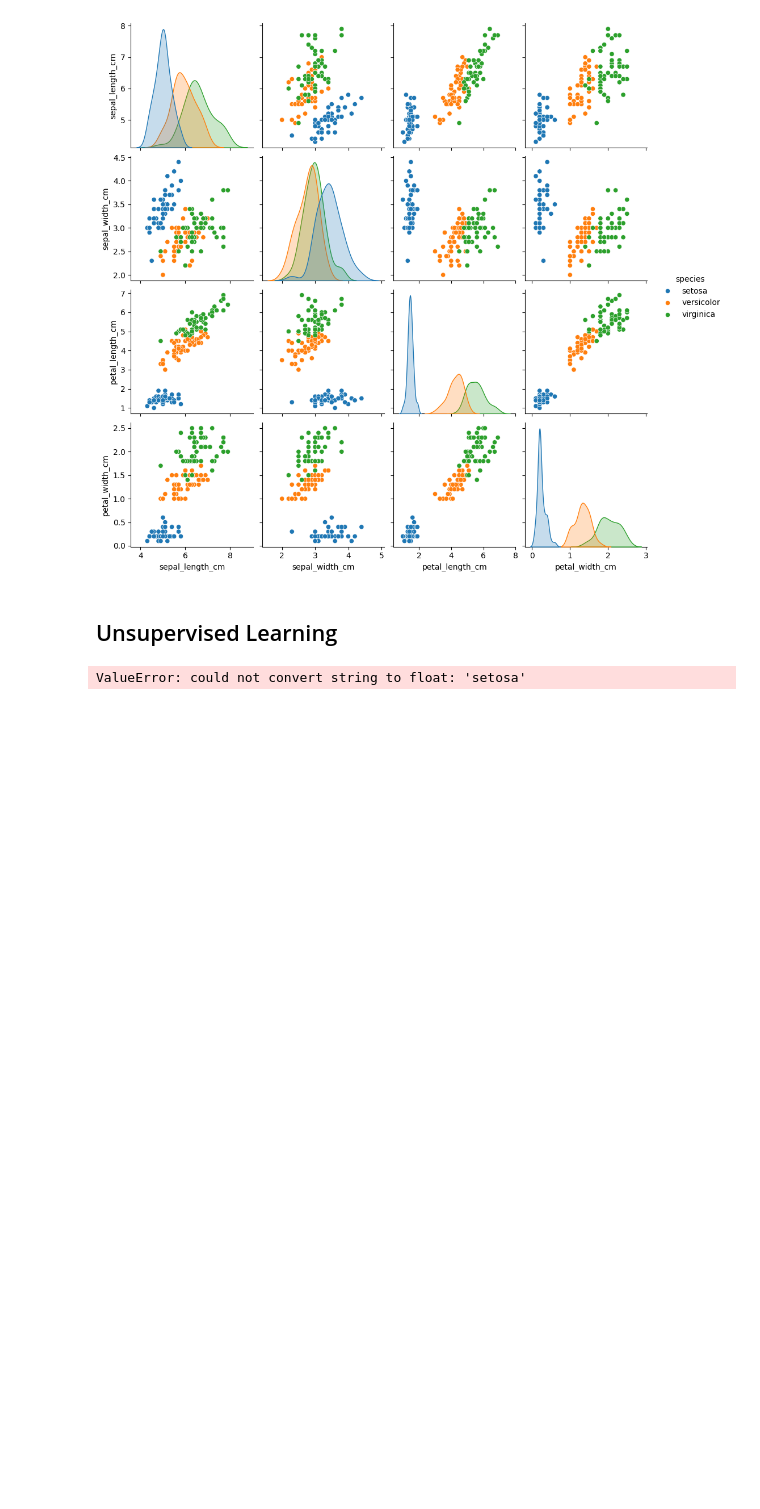
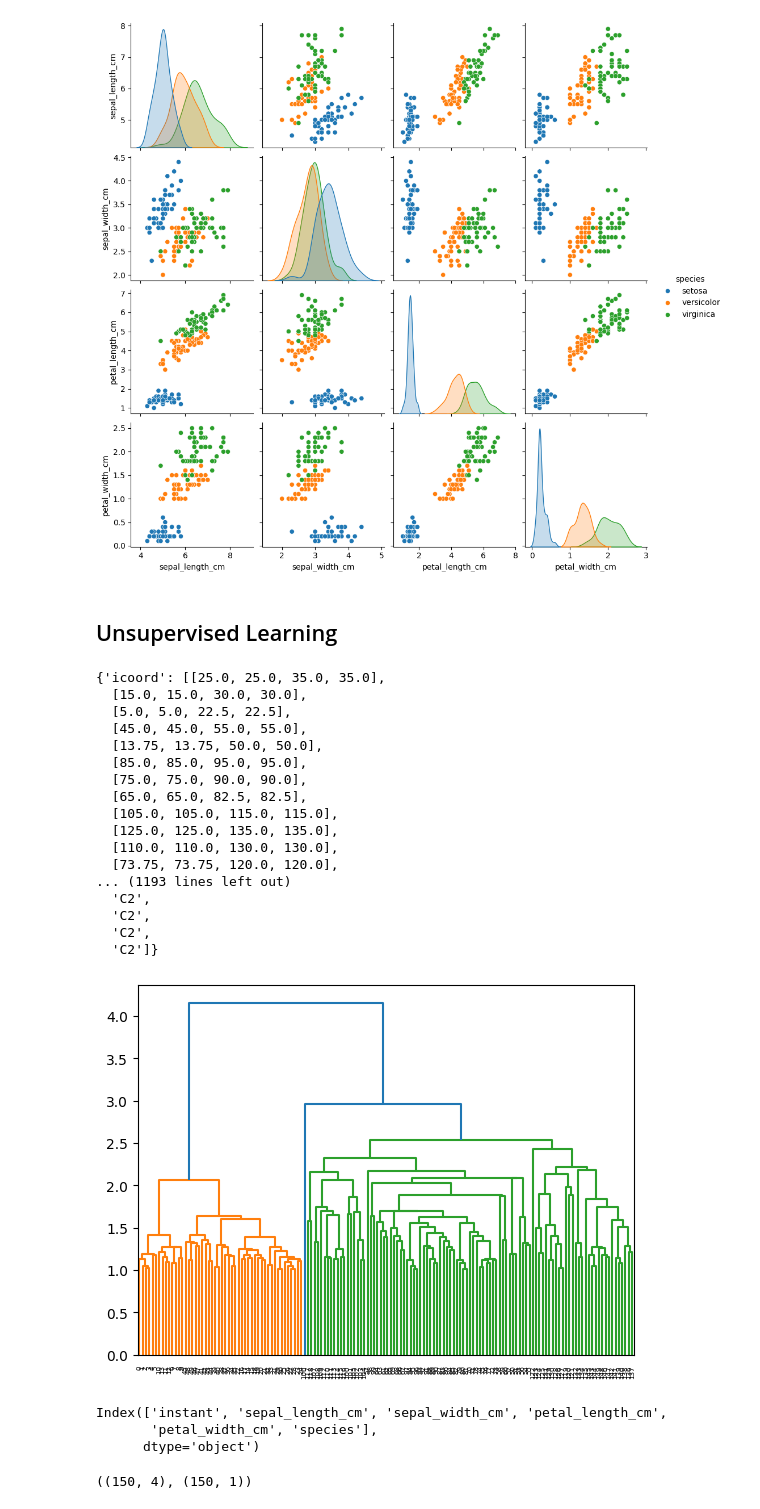
Before and after one commit to leaannadsr/data-science-SS25, a Jupyter notebook: code/Projekt.ipynb, the cells around one changed output. Saved outputs shown, nothing was run; the diff lists cells and outputs as text; code cells hidden in the pictures; blank space fills up the shorter version.

```diff
--- a/code/Projekt.ipynb
+++ b/code/Projekt.ipynb
@@ -13,6 +17,8 @@ data = read_csv(
     decimal=".",
     skiprows=None,
     )
+
+data_num = data.select_dtypes(include="number")
 # %% [markdown]
 ## Explorative Datenanalyse
 # %%
@@ -90,8 +96,26 @@ sns.pairplot(
 [figure]
 # %% [markdown]
 ## Unsupervised Learning
+# %%
+Z = hierarchy.linkage(data_num)
 # %%
-Z = hierarchy.linkage(data)
 hierarchy.dendrogram(Z)
 # %% [output]
-ValueError: could not convert string to float: 'setosa'
+{'icoord': [[25.0, 25.0, 35.0, 35.0],
+  [15.0, 15.0, 30.0, 30.0],
+  [5.0, 5.0, 22.5, 22.5],
+  [45.0, 45.0, 55.0, 55.0],
+  [13.75, 13.75, 50.0, 50.0],
+  [85.0, 85.0, 95.0, 95.0],
+  [75.0, 75.0, 90.0, 90.0],
+  [65.0, 65.0, 82.5, 82.5],
+  [105.0, 105.0, 115.0, 115.0],
+  [125.0, 125.0, 135.0, 135.0],
+  [110.0, 110.0, 130.0, 130.0],
+  [73.75, 73.75, 120.0, 120.0],
+... (1193 lines left out)
+  'C2',
+  'C2',
+  'C2',
+  'C2']}
+[figure, added]
@@ -97,0 +124,6 @@ ValueError: could not convert string to float: 'setosa'
+# %%
+data.columns
+# %% [output]
+Index(['instant', 'sepal_length_cm', 'sepal_width_cm', 'petal_length_cm',
+       'petal_width_cm', 'species'],
+      dtype='object')
@@ -97,0 +142,4 @@ ValueError: could not convert string to float: 'setosa'
+# %%
+X.shape, y.shape
+# %% [output]
+((150, 4), (150, 1))
```
Also changed, not shown: parts of 12 cells of this notebook.
